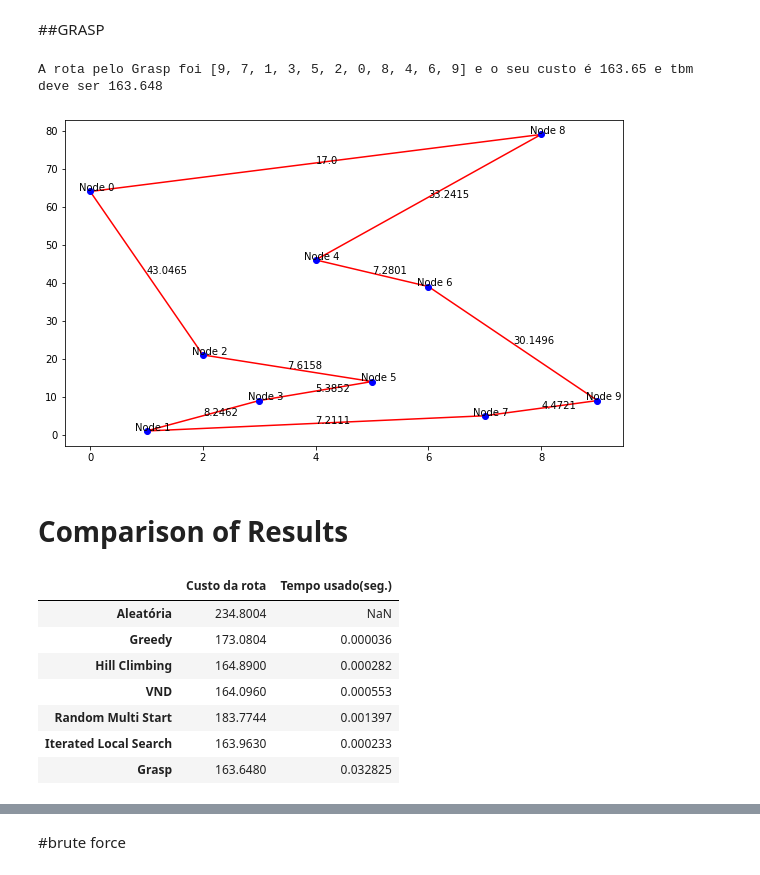
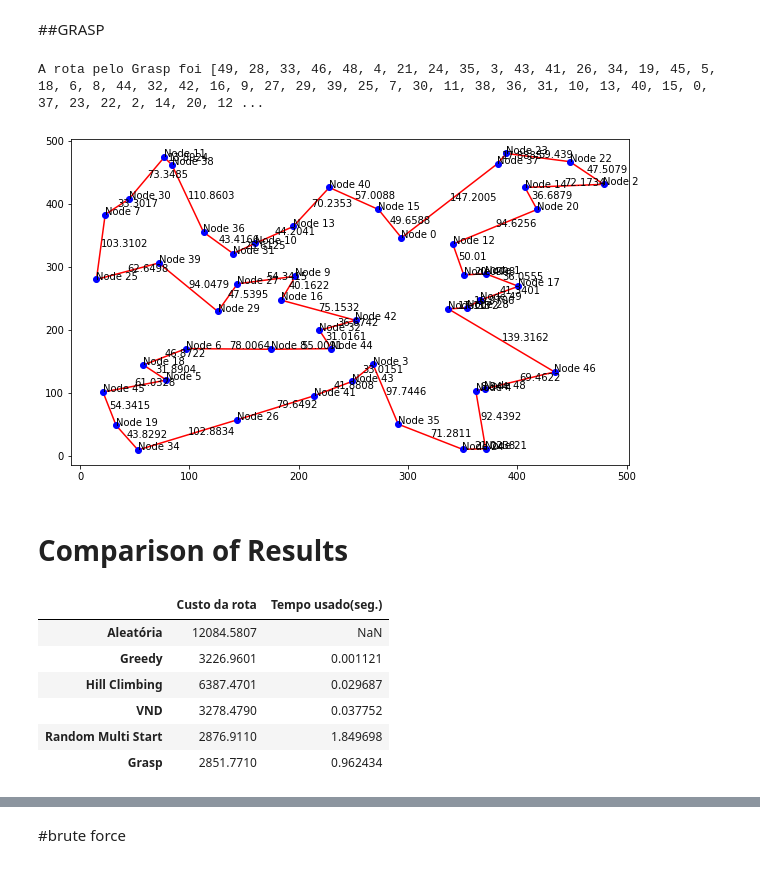
Before and after one commit to HerbertHipolito/Travelling-Salesman, a Jupyter notebook: traveling_salesman.ipynb, the cells around one changed output, grey strips where cells are left out. Drawn from its saved outputs; the diff is of its cells as text; code cells hidden in the pictures.

```diff
--- a/traveling_salesman.ipynb
+++ b/traveling_salesman.ipynb
@@ -460,20 +526,14 @@ A rota gerada pela seleção do melhor caminho foi [5, 3, 7, 9, 1, 2, 6, 4, 0, 8
 ## Hill Climbing
 # %%
 
-[all_costs,all_routes,iterations] = simulation.hill_climbing(initial_route)
+[hill_route,hill_cost,iterations] = simulation.hill_climbing(initial_route)
 
-best_cost = min(all_costs)
-best_route = all_routes[all_costs.index(best_cost)]
+print(f'A melhor rota por Hill Climbing com swap e 2 opt foi {hill_route} e o seu custo é {round(simulation.calculate_cost(hill_route),2)} e tbm deve ser {hill_cost}')
+print(f'Quantidade de iterações necessárias {iterations}')
+cost_texts = convex_combination_of_edges(hill_route,xs,ys,0.5,node_number)
 
-print(f'A melhor rota por Hill Climbing com swap e 2 opt foi {best_route} e o seu custo é {round(simulation.calculate_cost(best_route),2)} e tbm deve ser {best_cost}')
-print(f'Quantidade de iterações necessárias {iterations}')
-cost_texts = convex_combination_of_edges(best_route,ys,0.5,node_number)
-
-plot_vertices(best_route,xs,ys,node_number,'red',cost_text=cost_texts,cost_matrix=simulation.costs)
-
-plt.plot(all_costs)
-plt.show()
+plot_vertices(hill_route,xs,ys,node_number,'red',cost_text=cost_texts,cost_matrix=simulation.costs)
 
 times.append(simulation.time_used)
-result_costs.append(best_cost)
+result_costs.append(hill_cost)
 # %% [output]
@@ -504,11 +559,11 @@ result_costs.append(vnd_cost)
 # %% [markdown]
 ##Random multi Start
 # %%
-route_rms, cost = simulation.random_mult_start(100)
+route_rms, cost, count = simulation.random_mult_start(initial_route,100,0.01)
 
 print(f'A melhor solução gerada pelo RMS foi {route_rms} e o seu custo é de {round(cost,2)} ')
 
-cost_texts = convex_combination_of_edges(route_rms,ys,0.5,node_number)
+cost_texts = convex_combination_of_edges(route_rms,xs,ys,0.5,node_number)
 
 plot_vertices(route_rms,xs,ys,node_number,'red',cost_text=cost_texts,cost_matrix=simulation.costs)
 
@@ -522,12 +574,0 @@ A melhor solução gerada pelo RMS foi [5, 3, 7, 1, 9, 2, 8, 0, 6, 4, 5] e o seu
-# %%
-[ils_route,ils_cost,iteration] = simulation.iterated_local_search(100)
-
-print(f'A melhor rota pelo ILS foi {ils_route} e o seu custo é {round(simulation.calculate_cost(ils_route),3)} e tbm deve ser {ils_cost}')
-print(f'quantidade de iterações usadas {iteration}')
-
-cost_texts = convex_combination_of_edges(ils_route,ys,0.5,node_number)
-
-plot_vertices(ils_route,xs,ys,node_number,'red',cost_text=cost_texts,cost_matrix=simulation.costs)
-
-times.append(simulation.time_used)
-result_costs.append(ils_cost)
@@ -538,30 +575,29 @@ quantidade de iterações usadas 2
 # %% [markdown]
 ##GRASP
 # %%
-[grasp_route,grasp_cost] = simulation.GRASP(3,100,route=initial_route)
+[grasp_route,grasp_cost,count] = simulation.GRASP(3,100,route=initial_route)
 
 print(f'A rota pelo Grasp foi {grasp_route} e o seu custo é {round(simulation.calculate_cost(grasp_route),2)} e tbm deve ser {grasp_cost}')
 
-cost_texts = convex_combination_of_edges(grasp_route,ys,0.5,node_number)
+cost_texts = convex_combination_of_edges(grasp_route,xs,ys,0.5,node_number)
 
-plot_vertices(grasp_route,xs,ys,node_number,'red',cost_text=cost_texts,cost_matrix=simulation.costs)
+plot_vertices(grasp_route,xs,ys,node_number,'red',cost_text=cost_texts,cost_matrix=simulation.costs,save_fig=True,name_fig="grasp")
 
 times.append(simulation.time_used)
 result_costs.append(grasp_cost)
 # %% [output]
-A rota pelo Grasp foi [9, 7, 1, 3, 5, 2, 0, 8, 4, 6, 9] e o seu custo é 163.65 e tbm deve ser 163.648
+A rota pelo Grasp foi [49, 28, 33, 46, 48, 4, 21, 24, 35, 3, 43, 41, 26, 34, 19, 45, 5, 18, 6, 8, 44, 32, 42, 16, 9, 27, 29, 39, 25, 7, 30, 11, 38, 36, 31, 10, 13, 40, 15, 0, 37, 23, 22, 2, 14, 20, 12 ...
-[figure, old version]
+[figure, new version]
 # %% [markdown]
 # Comparison of Results
 # %%
-df_result_costs = pd.DataFrame([result_costs,times],index=['Custo da rota','Tempo usado(seg.)'],columns=['Aleatória','Greedy','Hill Climbing','VND','Random Multi Start','Iterated Local Search','Grasp']).T
+df_result_costs = pd.DataFrame([result_costs,times],index=['Custo da rota','Tempo usado(seg.)'],columns=['Aleatória','Greedy','Hill Climbing','VND','Random Multi Start','Grasp']).T
 display(df_result_costs)
 # %% [output]
 |  | Custo da rota | Tempo usado(seg.) |
-| Aleatória | 234.8004 | NaN |
-| Greedy | 173.0804 | 0.000036 |
-| Hill Climbing | 164.8900 | 0.000282 |
-| VND | 164.0960 | 0.000553 |
-| Random Multi Start | 183.7744 | 0.001397 |
-| Iterated Local Search | 163.9630 | 0.000233 |
-| Grasp | 163.6480 | 0.032825 |
+| Aleatória | 12084.5807 | NaN |
+| Greedy | 3226.9601 | 0.001121 |
+| Hill Climbing | 6387.4701 | 0.029687 |
+| VND | 3278.4790 | 0.037752 |
+| Random Multi Start | 2876.9110 | 1.849698 |
+| Grasp | 2851.7710 | 0.962434 |
```
Also changed, not shown: parts of 13 cells of this notebook, 1 other file.
